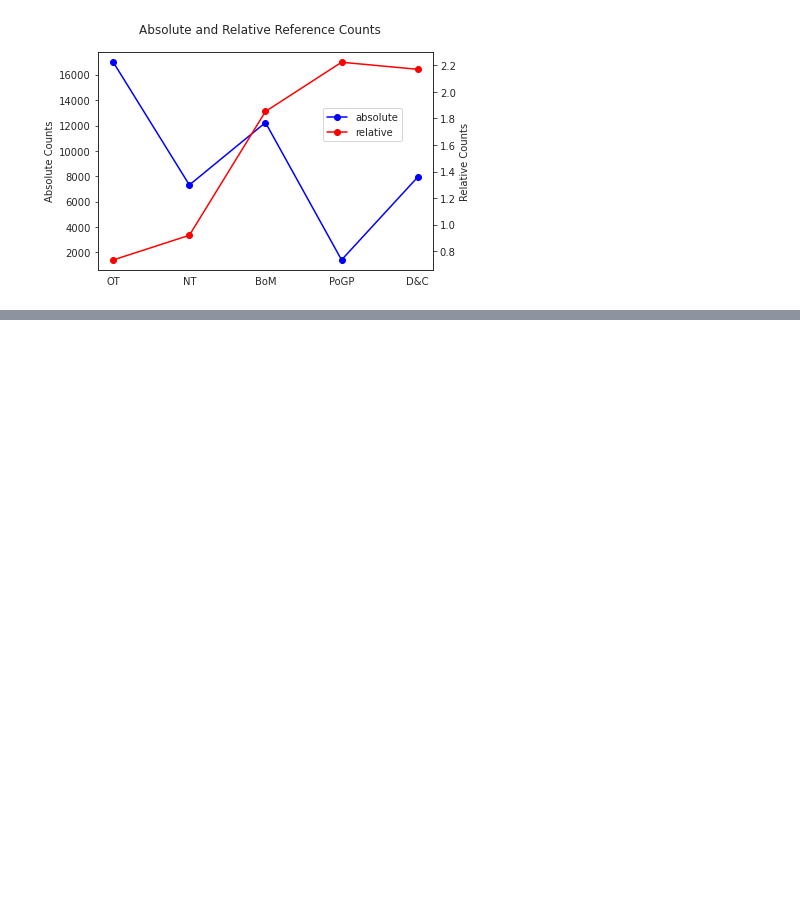
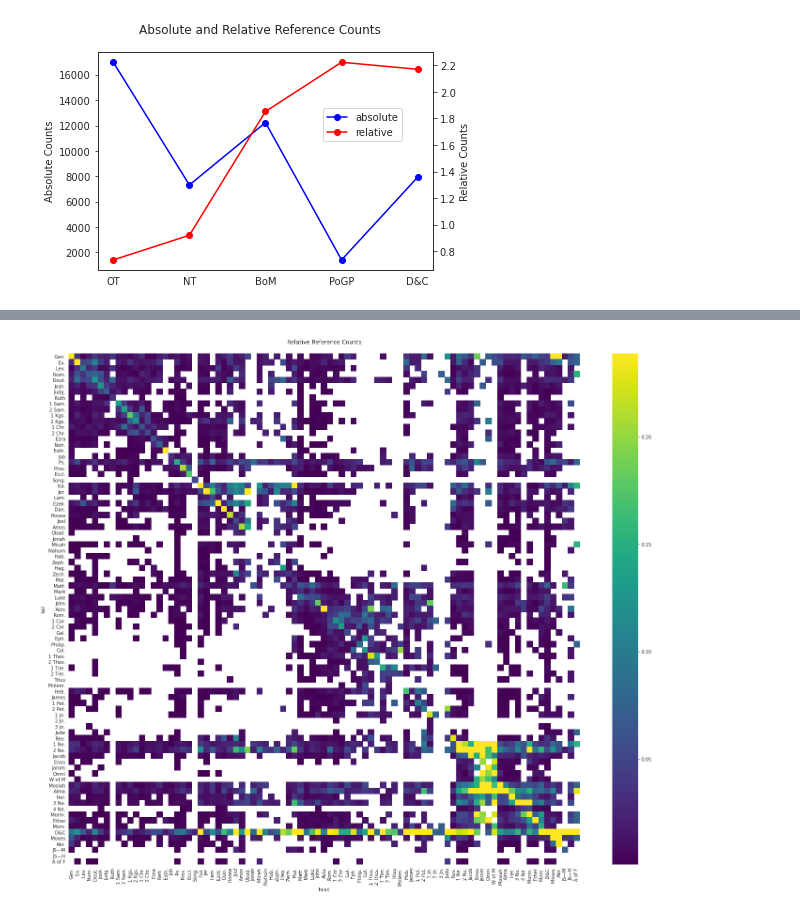
Before and after one commit to skearnes/scripture-graph, a Jupyter notebook: scripture_graph/ipynb/scratching_the_surface.ipynb, the cells around one changed output, grey strips where cells are left out. Saved outputs shown, nothing was run; the diff lists cells and outputs as text; code cells hidden in the pictures; blank space fills up the shorter version.

```diff
--- a/scripture_graph/ipynb/scratching_the_surface.ipynb
+++ b/scripture_graph/ipynb/scratching_the_surface.ipynb
@@ -153,24 +176,34 @@ fig.savefig('count-lines.png', dpi=300, bbox_inches='tight')
 # %%
 volume_counts = collections.defaultdict(int)
 book_counts = collections.defaultdict(int)
-for tail in graph.nodes:
-    tail_volume = graph.nodes[tail]['volume']
-    tail_book = graph.nodes[tail]['book']
-    for head, _ in graph.in_edges(tail):
-        head_volume = graph.nodes[head]['volume']
-        head_book = graph.nodes[head]['book']
-        volume_counts[(head_volume, tail_volume)] += 1
-        book_counts[(head_book, tail_book)] += 1
+for head in graph.nodes:
+    head_volume = graph.nodes[head]['volume']
+    head_book = graph.nodes[head]['book']
+    for tail, _ in graph.in_edges(head):
+        tail_volume = graph.nodes[tail]['volume']
+        tail_book = graph.nodes[tail]['book']
+        volume_counts[(tail_volume, head_volume)] += 1
+        book_counts[(tail_book, head_book)] += 1
 
 rows = []
-for (head, tail), count in volume_counts.items():
-    rows.append({'head': head, 'tail': tail, 'count': count})
+for (tail, head), count in volume_counts.items():
+    rows.append({
+        'tail': graph_lib.VOLUMES_SHORT[tail],
+        'head': graph_lib.VOLUMES_SHORT[head],
+        'count': count,
+        'relative_count': count / volume_totals[head],
+    })
 volume_data = pd.DataFrame(rows)
 print(volume_data.head())
 
 rows = []
-for (head, tail), count in book_counts.items():
-    rows.append({'head': head, 'tail': tail, 'count': count})
+for (tail, head), count in book_counts.items():
+    rows.append({
+        'tail': tail,
+        'head': head,
+        'count': count,
+        'relative_count': count / book_totals[head],
+    })
 book_data = pd.DataFrame(rows)
 print(book_data.head())
 # %% [output]
@@ -269,0 +296,3 @@ sns.heatmap(df, vmax=100)
+# %%
+df = book_data.pivot('tail', 'head', 'relative_count').reindex(index=order, columns=order)
+df
@@ -269,0 +314,7 @@ sns.heatmap(df, vmax=100)
+# %%
+fig, ax = subplots(figsize=(25, 20))
+g = sns.heatmap(df, cmap='viridis', square=True, ax=ax, robust=True)
+ax.set_title('Relative Reference Counts\n')
+fig.savefig('relative-books.png', dpi=300, bbox_inches='tight')
+# %% [output]
+[figure, added]
```
Also changed, not shown: parts of 12 cells of this notebook, 1 other file.
